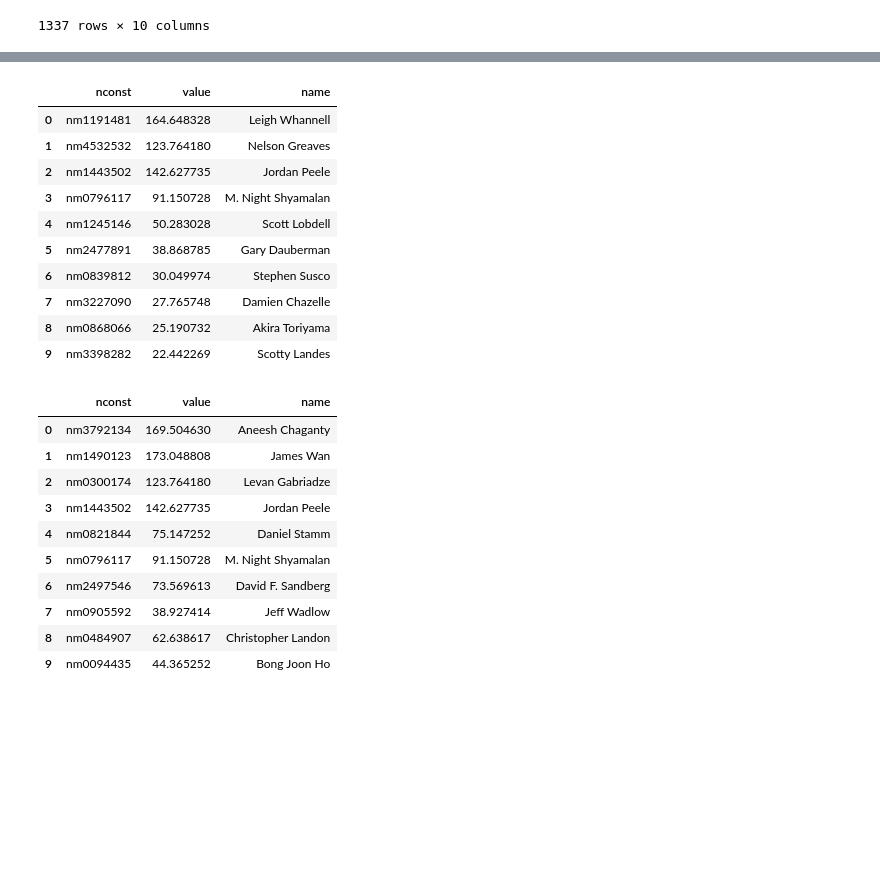
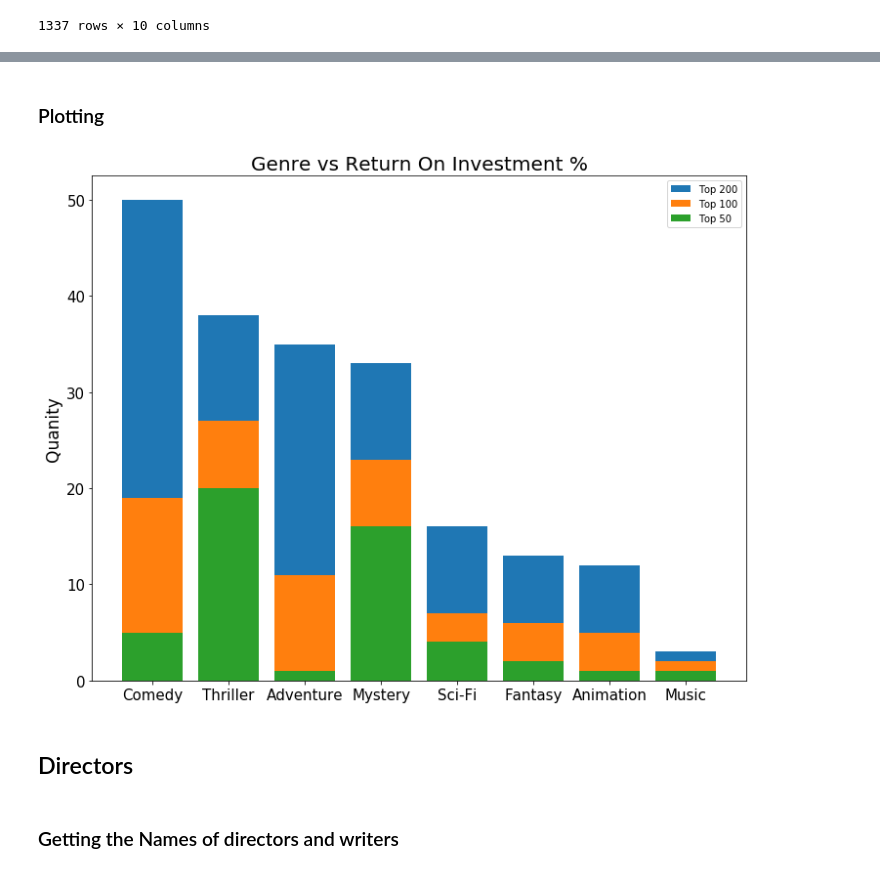
Before and after one commit to skelouse/dsc-mod-1-project-v2-1-onl01-dtsc-ft-070620, a Jupyter notebook: student.ipynb, the cells around one changed output, grey strips where cells are left out. Drawn from its saved outputs; the diff is of its cells as text; code cells hidden in the pictures; blank space fills up the shorter version.

```diff
--- a/student.ipynb
+++ b/student.ipynb
@@ -208,9 +261,11 @@ called_df
 # %%
 # Top genre list from Max. Generated by comparing each genre median/mean to the median/mean of all.
 # https://github.com/zero731
-genre_list = ['Thriller',  'Animation',  'Sci-Fi',  'Mystery',  'Music',  'Adventure',  'Fantasy',  'Comedy']
+genre_list = ['Thriller',  'Animation',  'Sci-Fi',  'Mystery',  'Music',
+              'Adventure',  'Fantasy',  'Comedy']
 def fix_genre(genres):
-    """Function to split the genres into lists, and remove genres that arn't in the list"""
+    """Function to split the genres into lists,
+    and remove genres that are not in the list"""
     new_genres = []
     genres = genres.split(',')
     for g in genres:
@@ -219,6 +274,7 @@ def fix_genre(genres):
     return new_genres
 genre_df = called_df.copy(deep=True).dropna()
 genre_df['genres'] = genre_df['genres'].apply(lambda x: fix_genre(x))
+
 # Remove movies that no longer have a genre
 genre_df['genres'] = genre_df['genres'].map(lambda x: np.NaN if not x else x)
 genre_df = genre_df.dropna()
@@ -534,30 +289,29 @@ ax.yaxis.label.set_text("Writer Name")
-# %%
-# Top 10 writers
-writer_df[0:10]
-# %% [output]
-|  | nconst | value | name |
-| 0 | nm1191481 | 164.648328 | Leigh Whannell |
-| 1 | nm4532532 | 123.764180 | Nelson Greaves |
-| 2 | nm1443502 | 142.627735 | Jordan Peele |
-| 3 | nm0796117 | 91.150728 | M. Night Shyamalan |
-| 4 | nm1245146 | 50.283028 | Scott Lobdell |
-| 5 | nm2477891 | 38.868785 | Gary Dauberman |
-| 6 | nm0839812 | 30.049974 | Stephen Susco |
-| 7 | nm3227090 | 27.765748 | Damien Chazelle |
-| 8 | nm0868066 | 25.190732 | Akira Toriyama |
-| 9 | nm3398282 | 22.442269 | Scotty Landes |
-# %%
-# Top 10 directors
-director_df[0:10]
-# %% [output]
-|  | nconst | value | name |
-| 0 | nm3792134 | 169.504630 | Aneesh Chaganty |
-| 1 | nm1490123 | 173.048808 | James Wan |
-| 2 | nm0300174 | 123.764180 | Levan Gabriadze |
-| 3 | nm1443502 | 142.627735 | Jordan Peele |
-| 4 | nm0821844 | 75.147252 | Daniel Stamm |
-| 5 | nm0796117 | 91.150728 | M. Night Shyamalan |
-| 6 | nm2497546 | 73.569613 | David F. Sandberg |
-| 7 | nm0905592 | 38.927414 | Jeff Wadlow |
-| 8 | nm0484907 | 62.638617 | Christopher Landon |
-| 9 | nm0094435 | 44.365252 | Bong Joon Ho |
+# %% [markdown]
+### Plotting
+# %%
+# Which genre would make the most
+fig, ax = plt.subplots(figsize=(12, 9.5))
+dicta = genre_df['genres'][0:200].value_counts().to_dict()
+ax.bar(dicta.keys(), dicta.values())
+
+dicta = genre_df['genres'][0:100].value_counts().to_dict()
+ax.bar(dicta.keys(), dicta.values())
+
+dicta = genre_df['genres'][0:50].value_counts().to_dict()
+ax.bar(dicta.keys(), dicta.values())
+
+# Prettify plot
+ax.legend(["Top 200", "Top 100", "Top 50"])
+ax.set_title("Genre vs Return On Investment %")
+ax.title.set_fontsize(20)
+ax.yaxis.label.set_fontsize(17)
+ax.yaxis.label.set_text("Quanity")
+ax.tick_params(axis='both', which='major', labelsize=15)
+
+# Comedy or thriller seem to take the cake
+# %% [output]
+[figure, added]
+# %% [markdown]
+## Directors
+# %% [markdown]
+### Getting the Names of directors and writers
```
Also changed, not shown: parts of 72 cells of this notebook, 20 other files.
